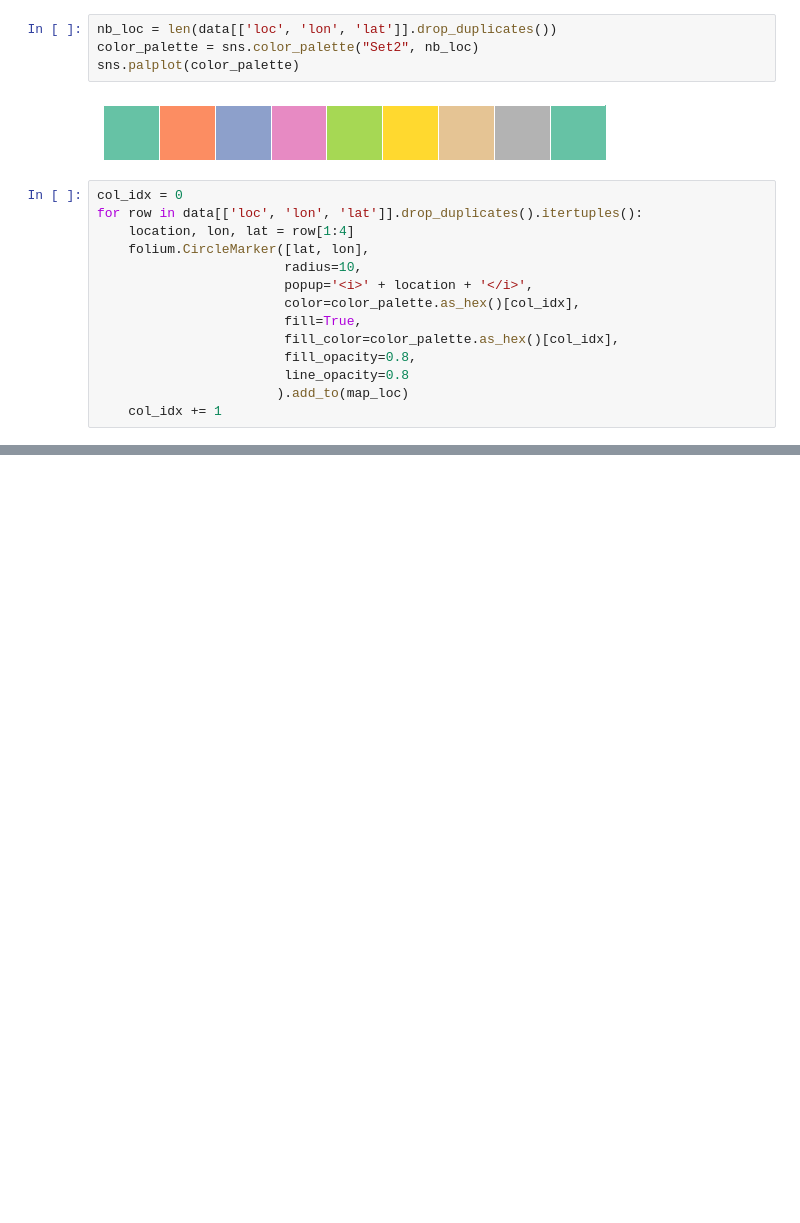
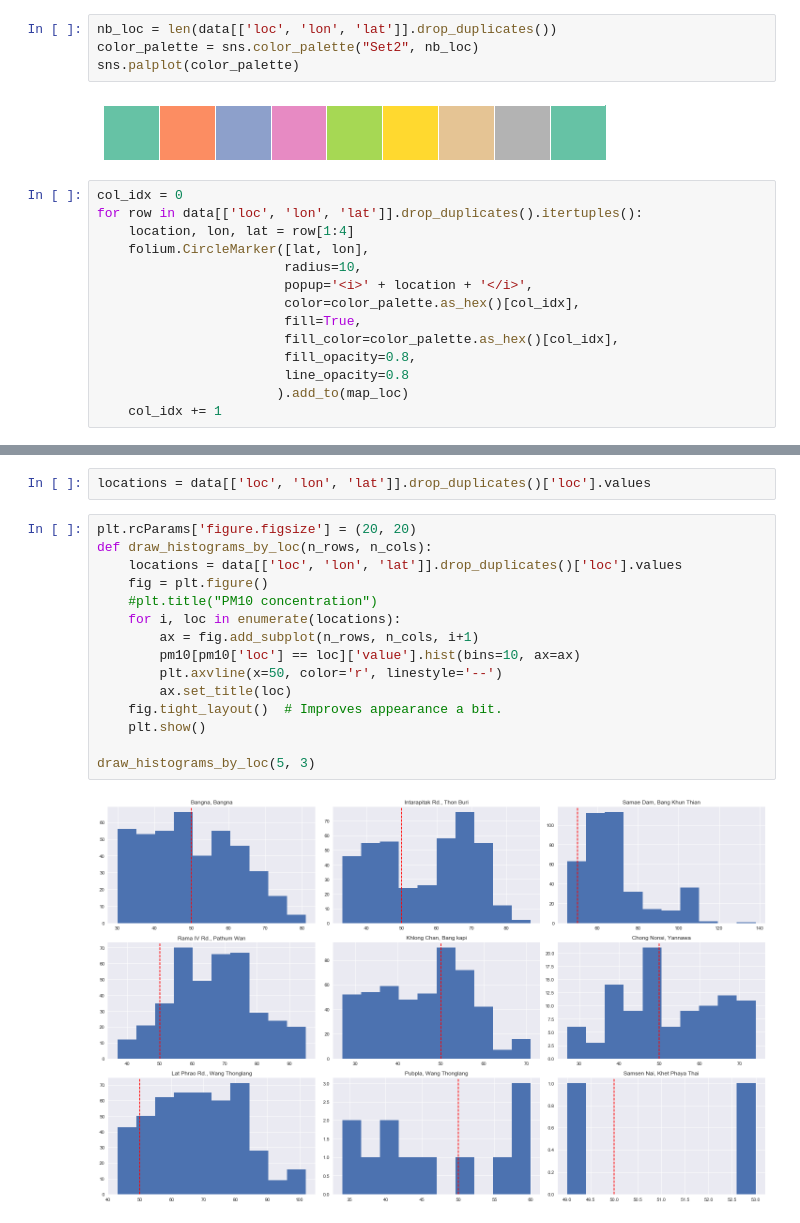
Before and after one commit to franckalbinet/iot-nbtc-itu, a Jupyter notebook: labs/src/data-analysis/2-exercise-bangkok-air-quality.ipynb, the cells around one changed output, grey strips where cells are left out. Saved outputs shown, nothing was run; the diff lists cells and outputs as text; blank space fills up the shorter version.

```diff
--- a/labs/src/data-analysis/2-exercise-bangkok-air-quality.ipynb
+++ b/labs/src/data-analysis/2-exercise-bangkok-air-quality.ipynb
@@ -120,0 +143,19 @@ map_loc
+# %%
+locations = data[['loc', 'lon', 'lat']].drop_duplicates()['loc'].values
+# %%
+plt.rcParams['figure.figsize'] = (20, 20)
+def draw_histograms_by_loc(n_rows, n_cols):
+    locations = data[['loc', 'lon', 'lat']].drop_duplicates()['loc'].values
+    fig = plt.figure()
+    #plt.title("PM10 concentration")
+    for i, loc in enumerate(locations):
+        ax = fig.add_subplot(n_rows, n_cols, i+1)
+        pm10[pm10['loc'] == loc]['value'].hist(bins=10, ax=ax)
+        plt.axvline(x=50, color='r', linestyle='--')
+        ax.set_title(loc)
+    fig.tight_layout()  # Improves appearance a bit.
+    plt.show()
+
+draw_histograms_by_loc(5, 3)
+# %% [output]
+[figure, added]
```
Also changed, not shown: parts of 14 cells of this notebook, 2 other files.
